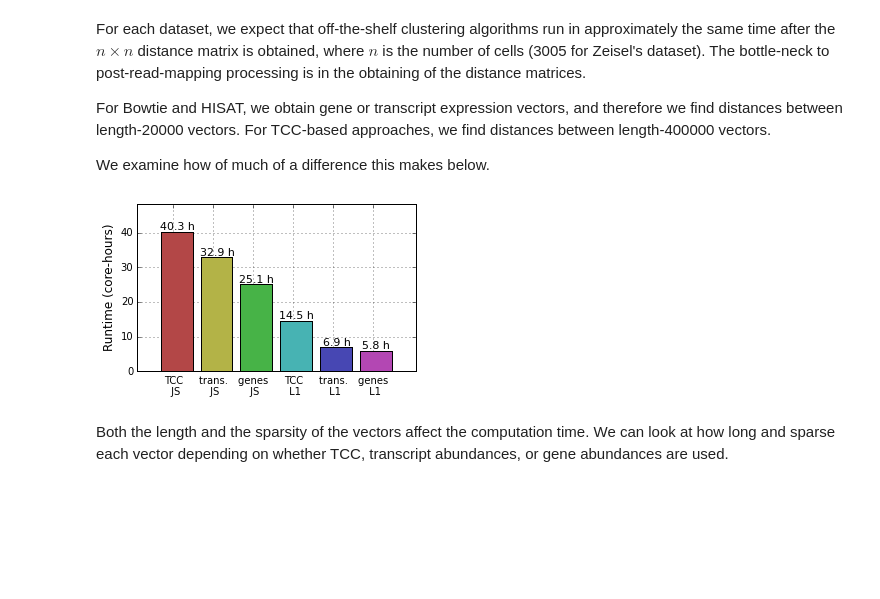
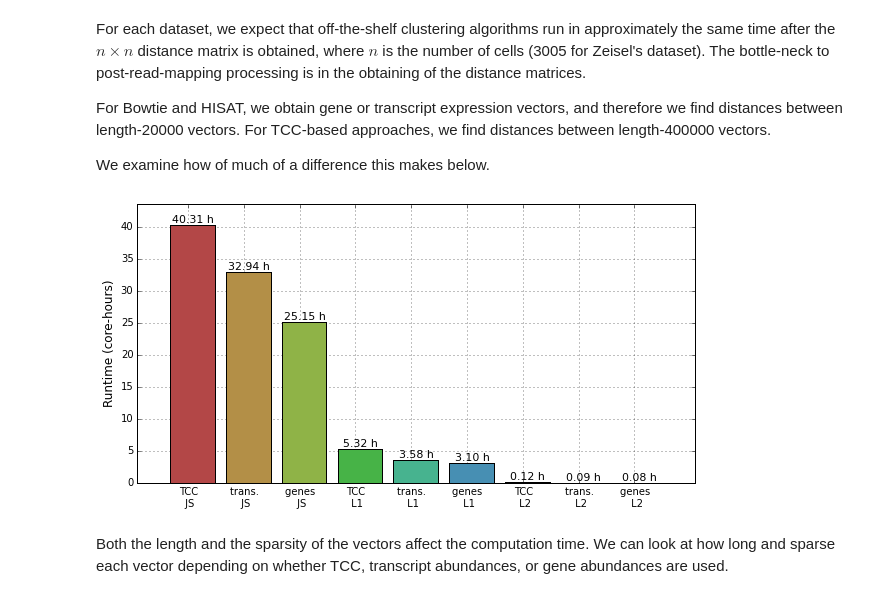
Before and after one commit to govinda-kamath/clustering_on_transcript_compatibility_counts, a Jupyter notebook: Timing_pipeline/Timing_Analysis.ipynb, the cells around one changed output. Saved outputs shown, nothing was run; the diff lists cells and outputs as text; code cells hidden in the pictures; blank space fills up the shorter version.

Commit message:
l2 times, faster l1 times

```diff
--- a/Timing_pipeline/Timing_Analysis.ipynb
+++ b/Timing_pipeline/Timing_Analysis.ipynb
@@ -164,7 +164,8 @@ menMeans = [float(i)/3600 for i in (bowtie1,hisat,TCC)]
 # Run times for clustering
 os.system('bash time_pairwise_distances.sh')
 file_list=['time_TCC.txt','time_kallisto.txt','time_UMI.txt',
-           'time_TCC_l1.txt','time_kallisto_l1.txt','time_UMI_l1.txt']
+           'Zeisel_new_l1_TCC.time','Zeisel_new_l1_Kallisto.time','Zeisel_new_l1_UMI.time',
+           'Zeisel_new_l2_TCC.time','Zeisel_new_l2_Kallisto.time','Zeisel_new_l2_UMI.time']
 times=np.zeros((len(file_list),1))
 cur_time=0
 for ind in range(len(file_list)):
@@ -175,38 +176,39 @@ for ind in range(len(file_list)):
                 line2 = re.split("[ms]+", line1[1])
                 cur_time += int(line2[0])*60 + float(line2[1])
     times[ind]=(float(cur_time)/3600)
     cur_time=0
 
 # Plot
 N=len(file_list)
 HSV_tuples = [(x*1.0/N, 0.6, 0.7) for x in range(N)]
 RGB_tuples = map(lambda x: colorsys.hsv_to_rgb(*x), HSV_tuples)
 ind = np.arange(N)
 width = 0.45
-fig = plt.figure(figsize=(5,3))
+fig = plt.figure(figsize=(10,5))
 ax = fig.add_subplot(111)
 rects = ax.bar(ind, times, width=0.8, color=RGB_tuples,
                zorder=4, align='center',label='Read mapping')
 methods = ['TCC \n JS','trans. \n JS','genes \n JS',
-           'TCC \n L1','trans. \n L1','genes \n L1']
+           'TCC \n L1','trans. \n L1','genes \n L1',
+           'TCC \n L2','trans. \n L2','genes \n L2',]
 
 rects = ax.patches
 ii = 0
-hts=map(lambda x: ("%.1f" % x) +' h',times)
+hts=map(lambda x: ("%.2f" % x) +' h',times)
 for rect, ht in zip(rects, hts):
     height = rect.get_height()
     ax.text(rect.get_x() + rect.get_width()/2, height,
             ht, ha='center', va='bottom',fontsize=11)
     ii += 1
 
 plt.grid()
 xticks_pos = [0.65*patch.get_width() + patch.get_xy()[0] -0.2 for patch in rects]
 plt.xticks(xticks_pos, methods, ha='center', rotation=0, size=10)
 plt.ylabel('Runtime (core-hours)',size=12)
-plt.ylim(0,1.2*np.max(times))
+plt.ylim(0,1.08*np.max(times))
 plt.show()
 # %% [output]
-[figure, old version]
+[figure, new version]
 # %% [markdown]
 Both the length and the sparsity of the vectors affect the computation time. We can look at how long and sparse each vector depending on whether TCC, transcript abundances, or gene abundances are used.
 # %%
```
